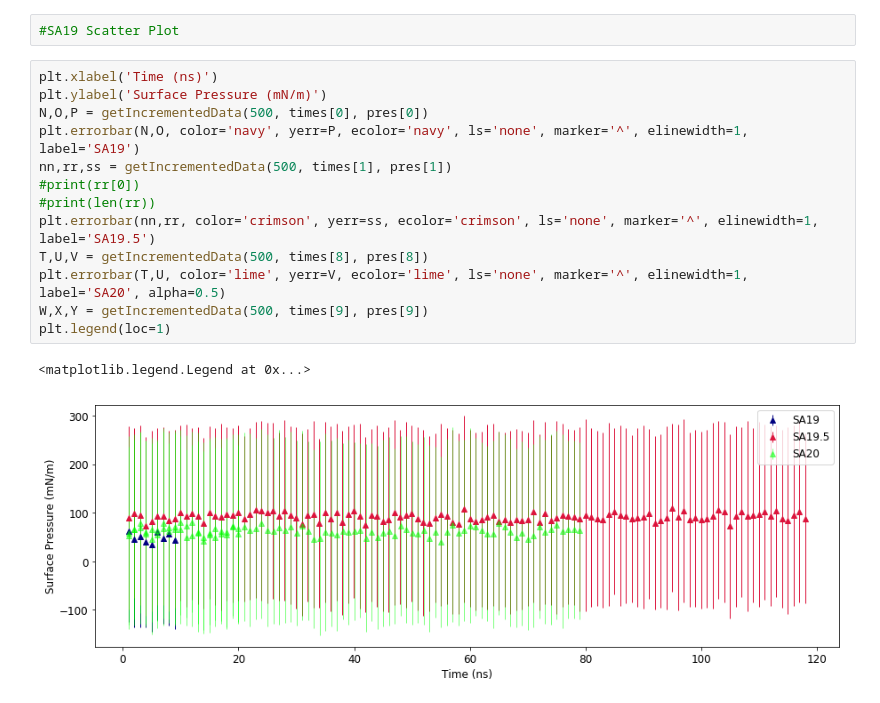
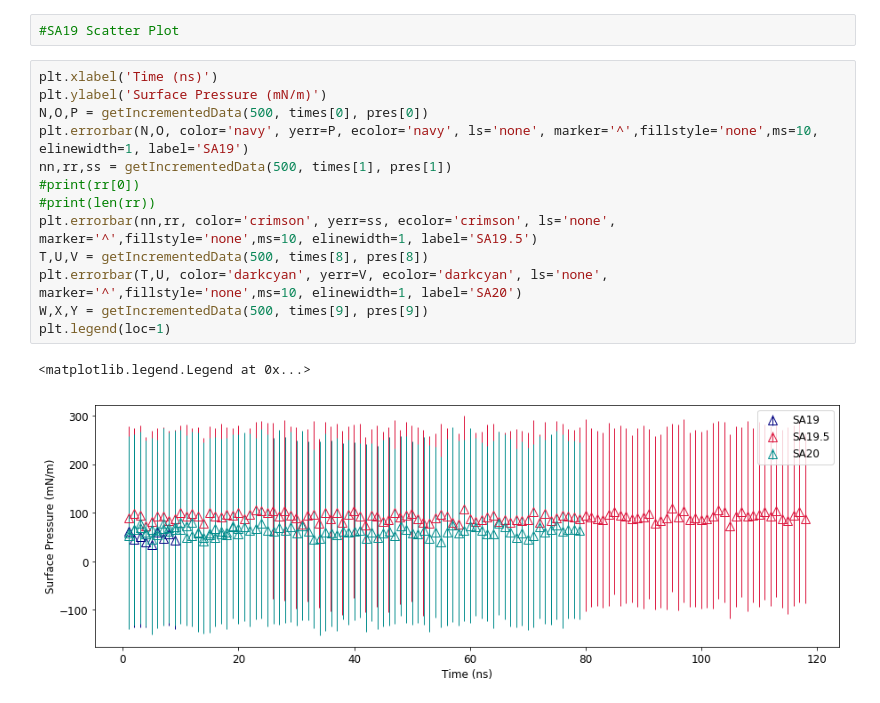
Before and after one commit to fearlessroad/mixed-monolayers, a Jupyter notebook: si_figures/surf-ten_convergence.ipynb, the cells around one changed output. Saved outputs shown, nothing was run; the diff lists cells and outputs as text.

```diff
--- a/si_figures/surf-ten_convergence.ipynb
+++ b/si_figures/surf-ten_convergence.ipynb
@@ -248,16 +250,16 @@ plt.savefig('/home/adommer/Desktop/mean_convergence.png', dpi=600)
 # %%
 plt.xlabel('Time (ns)')
 plt.ylabel('Surface Pressure (mN/m)')
 N,O,P = getIncrementedData(500, times[0], pres[0])
-plt.errorbar(N,O, color='navy', yerr=P, ecolor='navy', ls='none', marker='^', elinewidth=1, label='SA19')
+plt.errorbar(N,O, color='navy', yerr=P, ecolor='navy', ls='none', marker='^',fillstyle='none',ms=10, elinewidth=1, label='SA19')
 nn,rr,ss = getIncrementedData(500, times[1], pres[1])
 #print(rr[0])
 #print(len(rr))
-plt.errorbar(nn,rr, color='crimson', yerr=ss, ecolor='crimson', ls='none', marker='^', elinewidth=1, label='SA19.5')
+plt.errorbar(nn,rr, color='crimson', yerr=ss, ecolor='crimson', ls='none', marker='^',fillstyle='none',ms=10, elinewidth=1, label='SA19.5')
 T,U,V = getIncrementedData(500, times[8], pres[8])
-plt.errorbar(T,U, color='lime', yerr=V, ecolor='lime', ls='none', marker='^', elinewidth=1, label='SA20', alpha=0.5)
+plt.errorbar(T,U, color='darkcyan', yerr=V, ecolor='darkcyan', ls='none', marker='^',fillstyle='none',ms=10, elinewidth=1, label='SA20')
 W,X,Y = getIncrementedData(500, times[9], pres[9])
 plt.legend(loc=1)
 # %% [output]
 <matplotlib.legend.Legend at 0x...>
-[figure, old version]
+[figure, new version]
```
Also changed, not shown: parts of 1 cell of this notebook.
